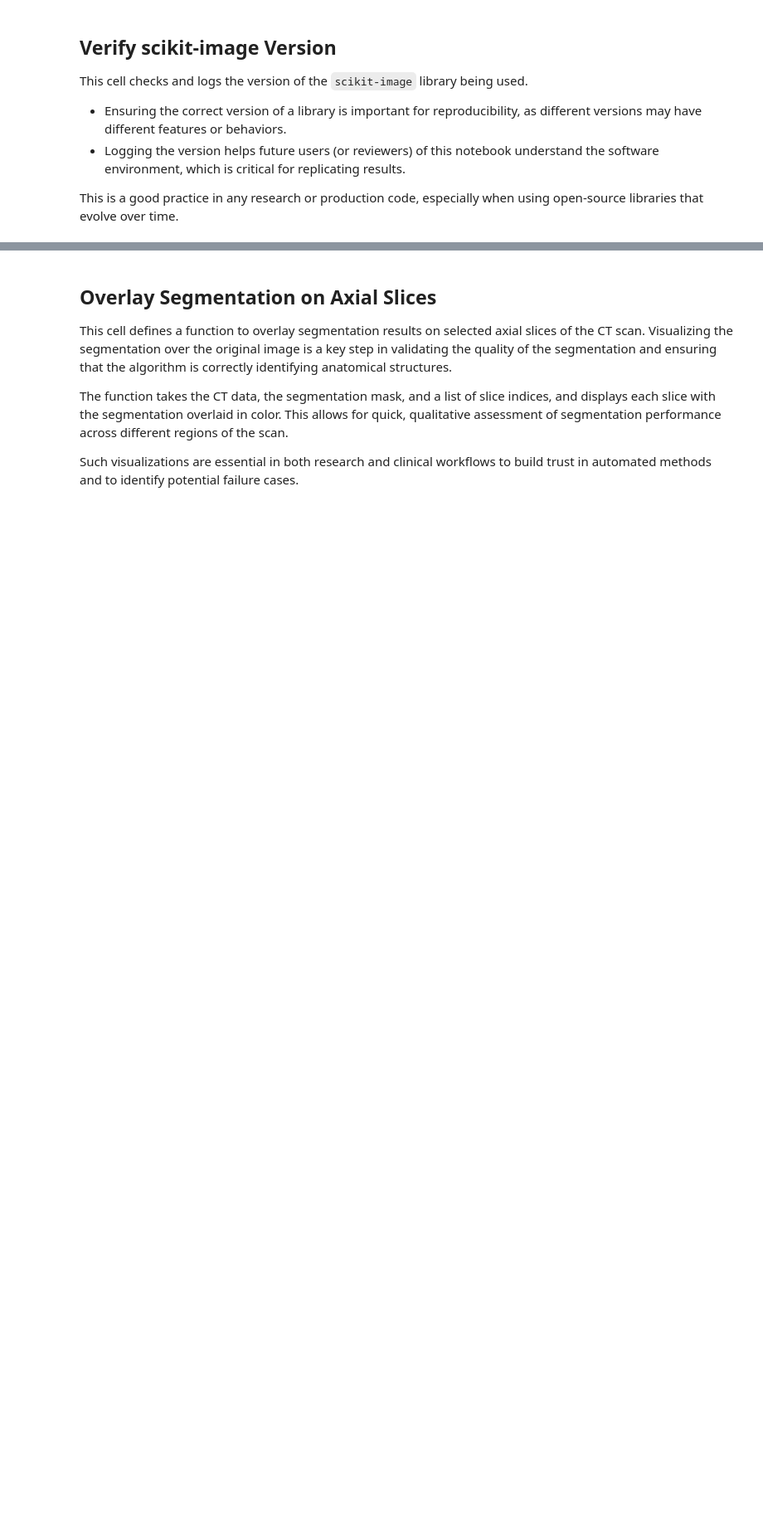
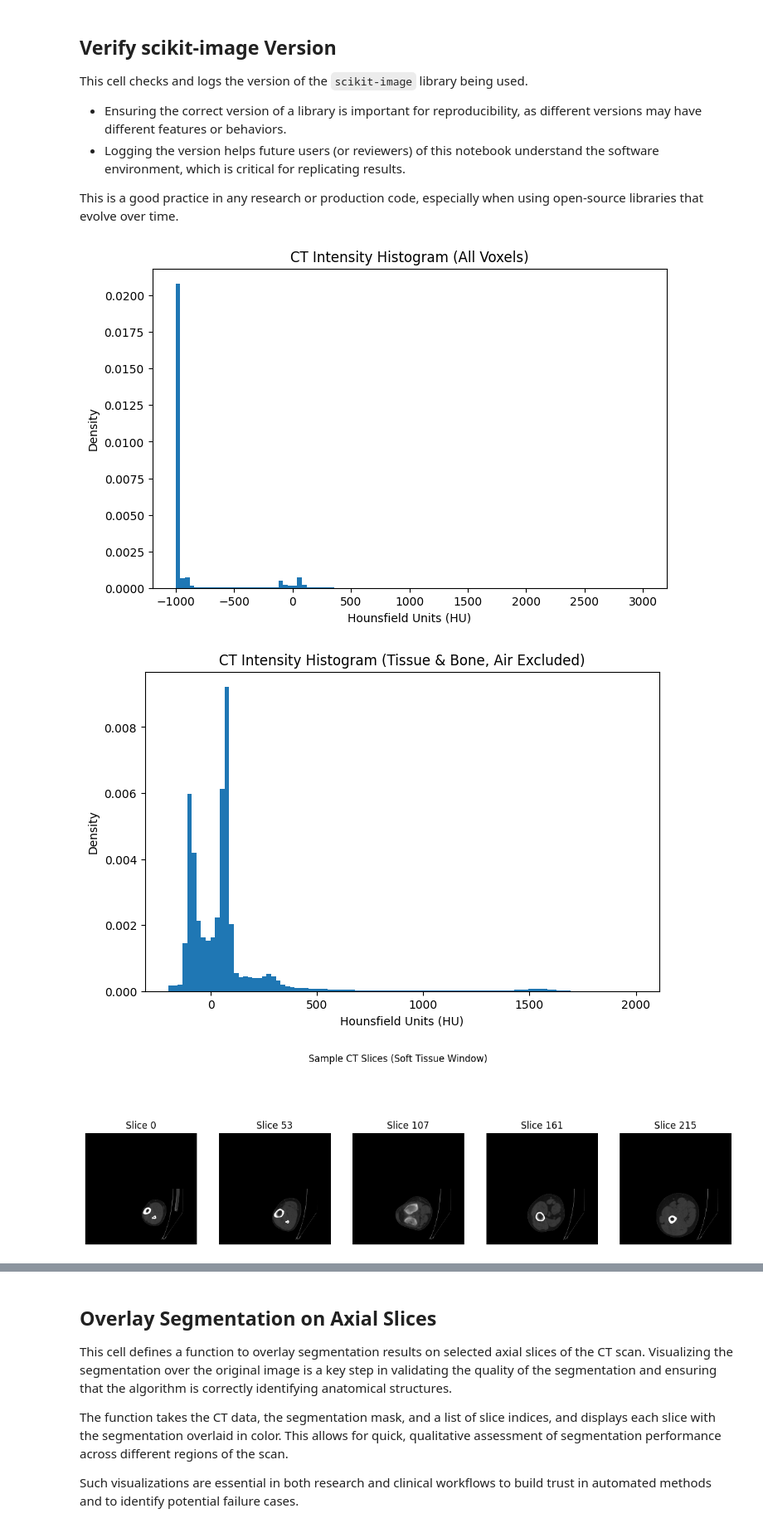
Before and after one commit to Aayush518/RA_selection_task_1, a Jupyter notebook: ra-selection-task-1.ipynb, the cells around one changed output, grey strips where cells are left out. Shown at 83% size. Cells and saved outputs as stored; diff of their text form; code cells hidden in the pictures; blank space fills up the shorter version.

```diff
--- a/ra-selection-task-1.ipynb
+++ b/ra-selection-task-1.ipynb
@@ -92,7 +92,7 @@ def analyze_ct_data(input_path: str = '/kaggle/input/ra-selection-1-data/3702_le
     logging.info("Starting CT data analysis")
 
     try:
-        // Check input file
+        # Check input file
         if not os.path.exists(input_path):
             error_msg = (
                 f"CT scan not found at {input_path}. Verify with '!ls /kaggle/input/' and update path."
@@ -100,22 +100,22 @@ def analyze_ct_data(input_path: str = '/kaggle/input/ra-selection-1-data/3702_le
             logging.error(error_msg)
             raise FileNotFoundError(error_msg)
 
-        // Load CT scan
+        # Load CT scan
         ct_image = nib.load(input_path)
         ct_data = ct_image.get_fdata().astype(np.float32)
         header = ct_image.header
 
-        // Log properties
+        # Log properties
         logging.info(f"CT shape: {ct_data.shape}")
         logging.info(f"Voxel sizes (mm): {header.get_zooms()}")
         logging.info(f"Intensity range: {ct_data.min():.2f} to {ct_data.max():.2f} HU")
 
-        // Compute overall stats
+        # Compute overall stats
         logging.info(f"Mean (all voxels): {ct_data.mean():.2f}")
         logging.info(f"Median (all voxels): {np.median(ct_data):.2f}")
         logging.info(f"Std dev (all voxels): {ct_data.std():.2f}")
 
-        // Histogram: all voxels
+        # Histogram: all voxels
         plt.figure(figsize=(8, 5))
         plt.hist(ct_data.ravel(), bins=100, range=(-1000, 3000), density=True)
         plt.title("CT Intensity Histogram (All Voxels)")
@@ -126,7 +126,7 @@ def analyze_ct_data(input_path: str = '/kaggle/input/ra-selection-1-data/3702_le
         plt.show()
         logging.info(f"Saved histogram (all voxels): {output_path_all}")
 
-        // Exclude air for tissue & bone view
+        # Exclude air for tissue & bone view
         air_threshold = -900
         tissue_mask = ct_data > air_threshold
         tissue_data = ct_data[tissue_mask]
@@ -150,7 +150,7 @@ def analyze_ct_data(input_path: str = '/kaggle/input/ra-selection-1-data/3702_le
         plt.show()
         logging.info(f"Saved tissue/bone-focused histogram: {output_path_zoom}")
 
-        // Show a few axial slices
+        # Show a few axial slices
         num_slices = 5
         z_indices = np.linspace(0, ct_data.shape[2] - 1, num=num_slices, dtype=int)
         plt.figure(figsize=(15, 5))
@@ -163,32 +163,36 @@ def analyze_ct_data(input_path: str = '/kaggle/input/ra-selection-1-data/3702_le
         output_path_slices = os.path.join(RESULTS_DIR, 'ct_slices.png')
         plt.savefig(output_path_slices)
         plt.show()
         logging.info(f"Saved sample slices: {output_path_slices}")
 
-        // (Optional) Show one coronal and one sagittal slice
+        # (Optional) Show one coronal and one sagittal slice
         mid_x = ct_data.shape[0] // 2
         mid_y = ct_data.shape[1] // 2
         plt.figure(figsize=(10, 4))
         plt.subplot(1, 2, 1)
         plt.imshow(ct_data[mid_x, :, :], cmap='gray', vmin=-200, vmax=1000)
         plt.title('Coronal view (Y-Z)')
         plt.axis('off')
         plt.subplot(1, 2, 2)
         plt.imshow(ct_data[:, mid_y, :], cmap='gray', vmin=-200, vmax=1000)
         plt.title('Sagittal view (X-Z)')
         plt.axis('off')
         plt.suptitle("Middle Coronal & Sagittal Slices")
         output_path_planes = os.path.join(RESULTS_DIR, 'ct_middle_planes.png')
         plt.savefig(output_path_planes)
         plt.show()
         logging.info(f"Saved coronal/sagittal slices: {output_path_planes}")
 
         logging.info(f"CT analysis completed in {time.time() - start_time:.2f} seconds")
 
-    } except Exception as e:
+    except Exception as e:
         logging.error(f"Failed to analyze CT: {e}")
         raise
 
 # Path to your CT scan file (update if needed)
 INPUT_PATH = '/kaggle/input/ra-selection-1-data/3702_left_knee.nii'
 analyze_ct_data(INPUT_PATH)
+# %% [output]
+[figure, added]
+[figure, added]
+[figure, added]
```
Also changed, not shown: parts of 72 cells of this notebook.
